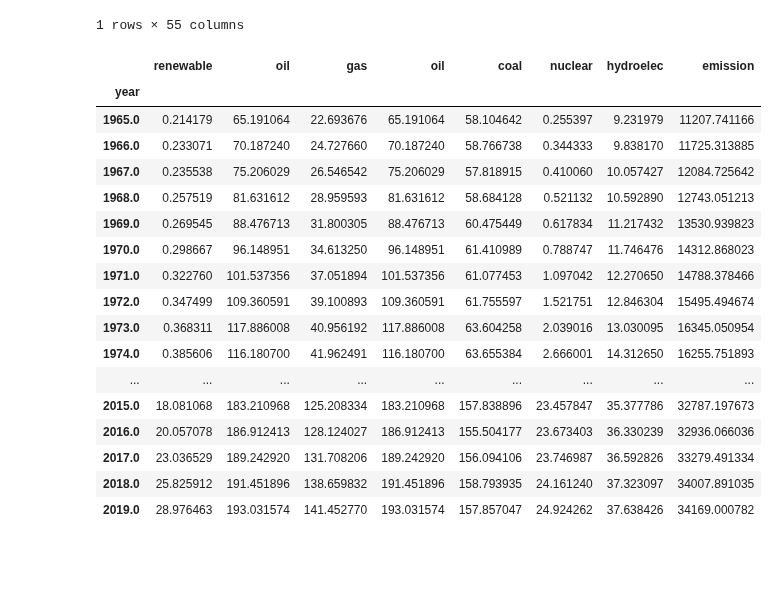
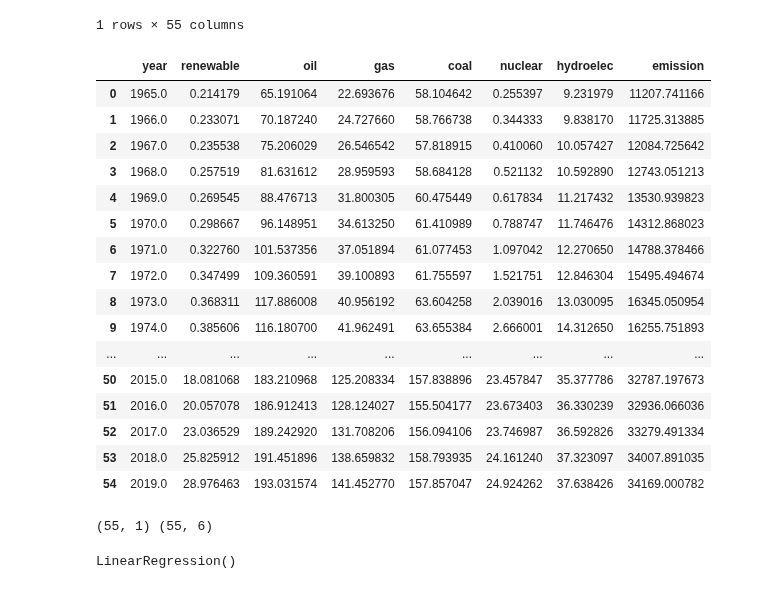
Before and after one commit to yuyhong23/One-Hot_Future, a Jupyter notebook: machine_learning_energy_types.ipynb, the cells around one changed output. Cells and saved outputs as stored; diff of their text form; code cells hidden in the pictures; blank space fills up the shorter version.

Commit message:
Testing models.

```diff
--- a/machine_learning_energy_types.ipynb
+++ b/machine_learning_energy_types.ipynb
@@ -108,30 +108,36 @@ emission_worldT.set_index("year", inplace=True)
 # Combine them
 combine1 = pd.concat([renewable_worldT, oil_worldT], axis=1)
 combine2 = pd.concat([combine1, gas_worldT], axis=1)
-combine3 = pd.concat([combine2, oil_worldT], axis=1)
-combine4 = pd.concat([combine3, coal_worldT], axis=1)
-combine5 = pd.concat([combine4, nuclear_worldT], axis=1)
-combine6 = pd.concat([combine5, hydroelec_worldT], axis=1)
-combine_all = pd.concat([combine6, emission_worldT], axis=1)
+combine3 = pd.concat([combine2, coal_worldT], axis=1)
+combine4 = pd.concat([combine3, nuclear_worldT], axis=1)
+combine5 = pd.concat([combine4, hydroelec_worldT], axis=1)
+combine_all = pd.concat([combine5, emission_worldT], axis=1)
 # %%
 # check df
+combine_all = combine_all.reset_index(drop=False)
 combine_all
 # %% [output]
-|  | renewable | oil | gas | oil | coal | nuclear | hydroelec | emission |
-| year |  |  |  |  |  |  |  |  |
-| 1965.0 | 0.214179 | 65.191064 | 22.693676 | 65.191064 | 58.104642 | 0.255397 | 9.231979 | 11207.741166 |
-| 1966.0 | 0.233071 | 70.187240 | 24.727660 | 70.187240 | 58.766738 | 0.344333 | 9.838170 | 11725.313885 |
-| 1967.0 | 0.235538 | 75.206029 | 26.546542 | 75.206029 | 57.818915 | 0.410060 | 10.057427 | 12084.725642 |
-| 1968.0 | 0.257519 | 81.631612 | 28.959593 | 81.631612 | 58.684128 | 0.521132 | 10.592890 | 12743.051213 |
-| 1969.0 | 0.269545 | 88.476713 | 31.800305 | 88.476713 | 60.475449 | 0.617834 | 11.217432 | 13530.939823 |
-| 1970.0 | 0.298667 | 96.148951 | 34.613250 | 96.148951 | 61.410989 | 0.788747 | 11.746476 | 14312.868023 |
-| 1971.0 | 0.322760 | 101.537356 | 37.051894 | 101.537356 | 61.077453 | 1.097042 | 12.270650 | 14788.378466 |
-| 1972.0 | 0.347499 | 109.360591 | 39.100893 | 109.360591 | 61.755597 | 1.521751 | 12.846304 | 15495.494674 |
-| 1973.0 | 0.368311 | 117.886008 | 40.956192 | 117.886008 | 63.604258 | 2.039016 | 13.030095 | 16345.050954 |
-| 1974.0 | 0.385606 | 116.180700 | 41.962491 | 116.180700 | 63.655384 | 2.666001 | 14.312650 | 16255.751893 |
+|  | year | renewable | oil | gas | coal | nuclear | hydroelec | emission |
+| 0 | 1965.0 | 0.214179 | 65.191064 | 22.693676 | 58.104642 | 0.255397 | 9.231979 | 11207.741166 |
+| 1 | 1966.0 | 0.233071 | 70.187240 | 24.727660 | 58.766738 | 0.344333 | 9.838170 | 11725.313885 |
+| 2 | 1967.0 | 0.235538 | 75.206029 | 26.546542 | 57.818915 | 0.410060 | 10.057427 | 12084.725642 |
+| 3 | 1968.0 | 0.257519 | 81.631612 | 28.959593 | 58.684128 | 0.521132 | 10.592890 | 12743.051213 |
+| 4 | 1969.0 | 0.269545 | 88.476713 | 31.800305 | 60.475449 | 0.617834 | 11.217432 | 13530.939823 |
+| 5 | 1970.0 | 0.298667 | 96.148951 | 34.613250 | 61.410989 | 0.788747 | 11.746476 | 14312.868023 |
+| 6 | 1971.0 | 0.322760 | 101.537356 | 37.051894 | 61.077453 | 1.097042 | 12.270650 | 14788.378466 |
+| 7 | 1972.0 | 0.347499 | 109.360591 | 39.100893 | 61.755597 | 1.521751 | 12.846304 | 15495.494674 |
+| 8 | 1973.0 | 0.368311 | 117.886008 | 40.956192 | 63.604258 | 2.039016 | 13.030095 | 16345.050954 |
+| 9 | 1974.0 | 0.385606 | 116.180700 | 41.962491 | 63.655384 | 2.666001 | 14.312650 | 16255.751893 |
 | ... | ... | ... | ... | ... | ... | ... | ... | ... |
-| 2015.0 | 18.081068 | 183.210968 | 125.208334 | 183.210968 | 157.838896 | 23.457847 | 35.377786 | 32787.197673 |
-| 2016.0 | 20.057078 | 186.912413 | 128.124027 | 186.912413 | 155.504177 | 23.673403 | 36.330239 | 32936.066036 |
-| 2017.0 | 23.036529 | 189.242920 | 131.708206 | 189.242920 | 156.094106 | 23.746987 | 36.592826 | 33279.491334 |
-| 2018.0 | 25.825912 | 191.451896 | 138.659832 | 191.451896 | 158.793935 | 24.161240 | 37.323097 | 34007.891035 |
-| 2019.0 | 28.976463 | 193.031574 | 141.452770 | 193.031574 | 157.857047 | 24.924262 | 37.638426 | 34169.000782 |
+| 50 | 2015.0 | 18.081068 | 183.210968 | 125.208334 | 157.838896 | 23.457847 | 35.377786 | 32787.197673 |
+| 51 | 2016.0 | 20.057078 | 186.912413 | 128.124027 | 155.504177 | 23.673403 | 36.330239 | 32936.066036 |
+| 52 | 2017.0 | 23.036529 | 189.242920 | 131.708206 | 156.094106 | 23.746987 | 36.592826 | 33279.491334 |
+| 53 | 2018.0 | 25.825912 | 191.451896 | 138.659832 | 158.793935 | 24.161240 | 37.323097 | 34007.891035 |
+| 54 | 2019.0 | 28.976463 | 193.031574 | 141.452770 | 157.857047 | 24.924262 | 37.638426 | 34169.000782 |
+# %%
+# Assign X (data) and y (target)
+X = combine_all["year"].values.reshape(-1, 1)
+y = combine_all[["renewable", "oil", "gas", "coal", "nuclear", "hydroelec"]]
+print(X.shape, y.shape)
+# %% [output]
+(55, 1) (55, 6)
@@ -137,0 +162,7 @@ combine_all
+# %%
+# Create a LinearRegression model and fit it to the scaled training data
+from sklearn.linear_model import LinearRegression
+model = LinearRegression()
+model.fit(X_train_scaled, y_train_scaled)
+# %% [output]
+LinearRegression()
```
Also changed, not shown: parts of 22 cells of this notebook.
